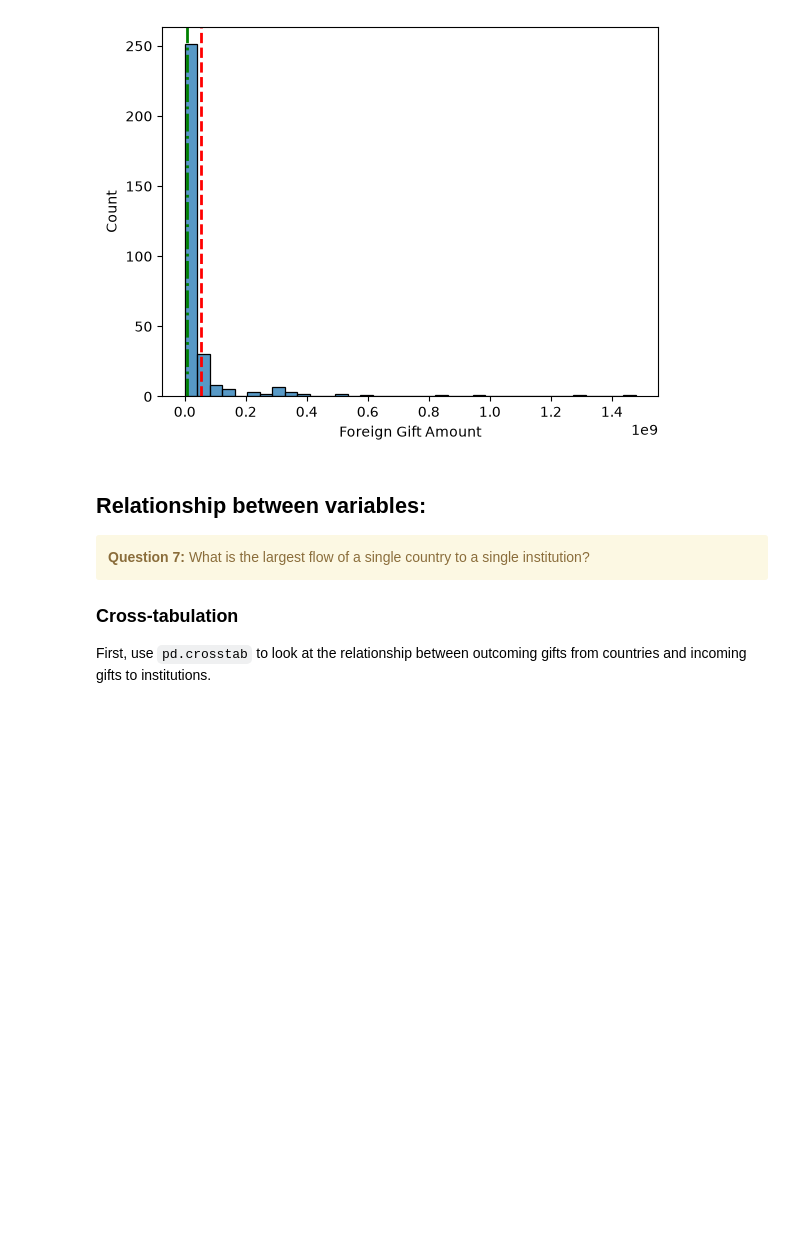
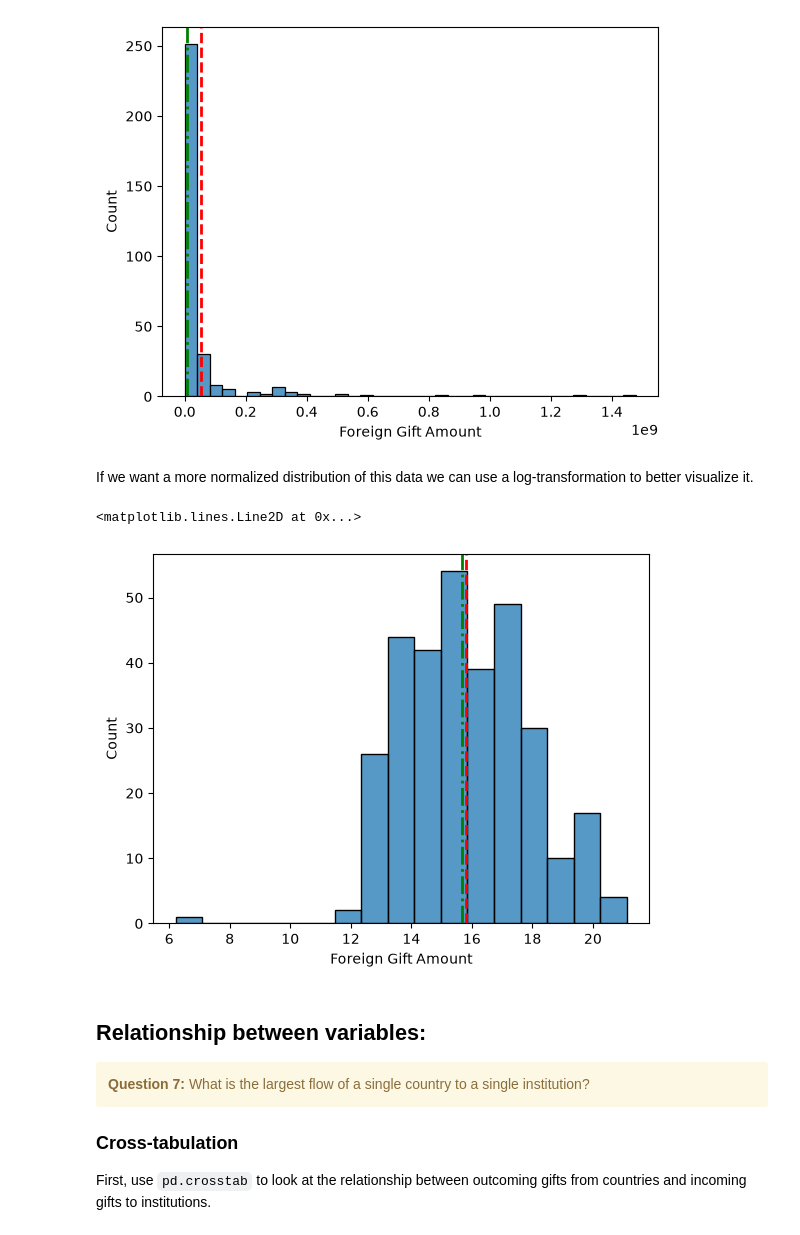
Before and after one commit to tejasreddy98/DS5030Lab01, a Jupyter notebook: initial_analysis.ipynb, the cells around one changed output. Saved outputs shown, nothing was run; the diff lists cells and outputs as text; code cells hidden in the pictures; blank space fills up the shorter version.

```diff
--- a/initial_analysis.ipynb
+++ b/initial_analysis.ipynb
@@ -155,6 +155,18 @@ plt.axvline(median_val, color='green', linestyle='dashdot', linewidth=2, label=f
 # %% [output]
 <matplotlib.lines.Line2D at 0x...>
 [figure]
+# %% [markdown]
+If we want a more normalized distribution of this data we can use a log-transformation to better visualize it.
+# %%
+df_amt_log = np.log(df.groupby("Institution Name")['Foreign Gift Amount'].sum().sort_values(ascending=False))
+sns.histplot(df_amt_log)
+mean_val = df_amt_log.mean()
+median_val = df_amt_log.median()
+plt.axvline(mean_val, color='red', linestyle='dashed', linewidth=2, label=f'Mean: {mean_val:.2f}')
+plt.axvline(median_val, color='green', linestyle='dashdot', linewidth=2, label=f'Median: {median_val:.2f}')
+# %% [output]
+<matplotlib.lines.Line2D at 0x...>
+[figure, added]
 # %% [markdown]
 ## Relationship between variables:
 <div class="alert alert-block alert-warning">
```
Also changed, not shown: parts of 5 cells of this notebook, 2 other files.
